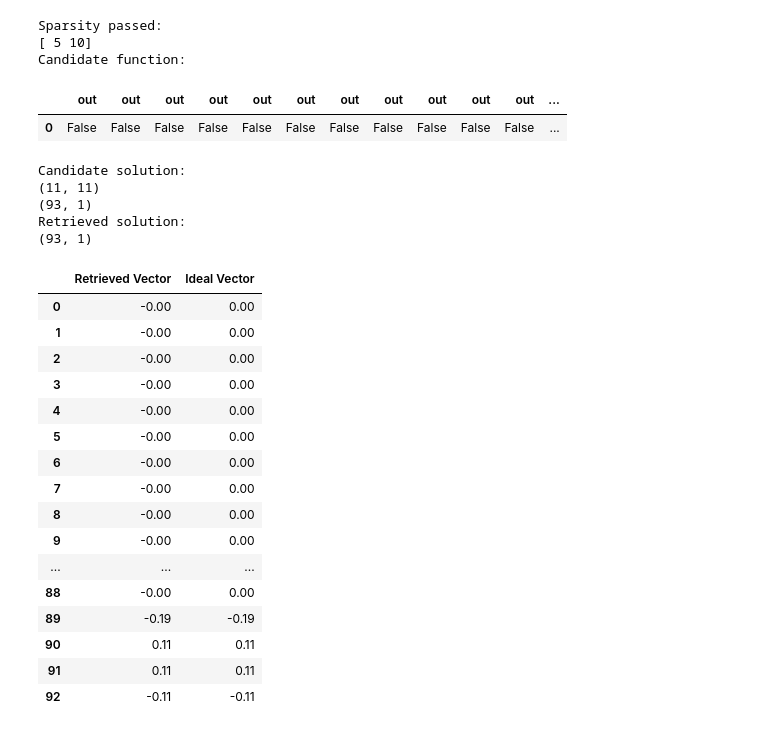
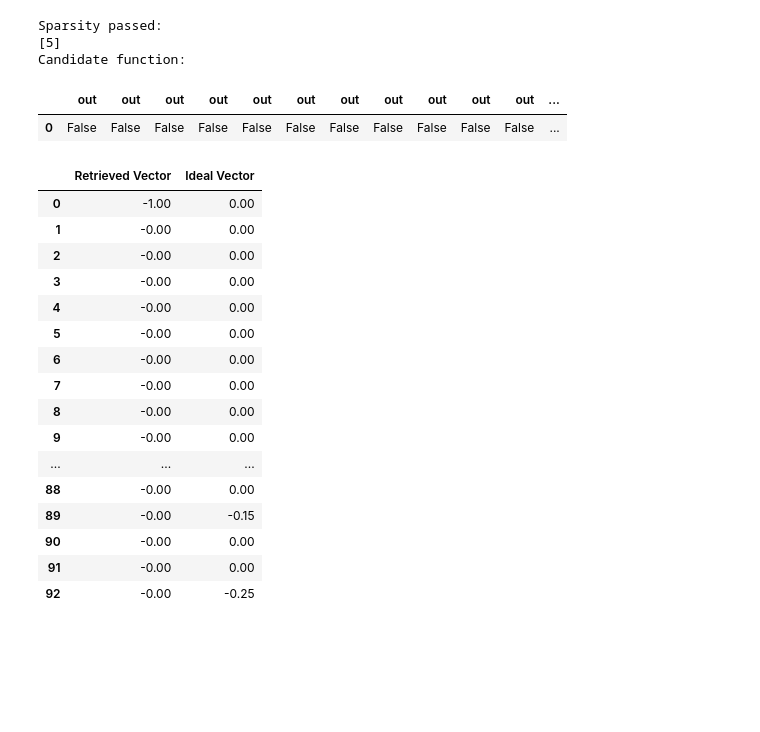
Before and after one commit to Eymeric65/py-xl-sindy, a Jupyter notebook: util/implicit_solution_analysis.ipynb, the cells around one changed output. Drawn from its saved outputs; the diff is of its cells as text; code cells hidden in the pictures; blank space fills up the shorter version.

```diff
--- a/util/implicit_solution_analysis.ipynb
+++ b/util/implicit_solution_analysis.ipynb
@@ -97,8 +97,5 @@ pd.DataFrame(np.abs(diff).mean(axis=0).reshape(1,-1),columns=column_name)
 # %%
-treshold = 0.01
-
-hard_threshold = np.where(np.abs(raw_solution) > treshold, solution, 0)
-
-sparsity = np.where(hard_threshold !=0 ,1 ,0).sum(axis=0)
-
-pd.DataFrame(sparsity.reshape(1,-1),columns=column_name)
+raw_solution_norm = np.linalg.norm(raw_solution, axis=0)
+# Avoid divide-by-zero: keep zeros as zeros
+raw_solution_norm[raw_solution_norm == 0] = 1.0
+raw_solution = raw_solution / raw_solution_norm
@@ -107,0 +270,10 @@ pd.DataFrame(sparsity.reshape(1,-1),columns=column_name)
+# %%
+# normalize column
+
+treshold = 0.001
+
+hard_threshold = np.where(np.abs(raw_solution) > treshold, solution, 0)
+
+sparsity = np.where(hard_threshold !=0 ,1 ,0).sum(axis=0)
+
+pd.DataFrame(sparsity.reshape(1,-1),columns=column_name)
@@ -128,7 +303,7 @@ plt.show()
 # %%
 # Assumption n1 sparsity cone
 
-passed_function = np.where((decision < np.arange(len(sparsity))*(1+cone_treshold)) &(decision > np.arange(len(sparsity))*(1-cone_treshold)), 1, 0)
+passed_function = np.where((decision < np.arange(len(decision))*(1*cone_treshold)) &(decision > np.arange(len(decision))*(1/cone_treshold)), 1, 0)
 sparsity_passed = np.flatnonzero(passed_function)
 
 print("Sparsity passed:")
@@ -141,44 +316,38 @@ pd.DataFrame(candidate_function.reshape(1,-1),columns=column_name)
 # Amazing it works !!! now I can combine the resultant into a single array
 # %% [output]
 Sparsity passed:
-[ 5 10]
+[5]
 Candidate function:
 |  | out | out | out | out | out | out | out | out | out | out | out | ... |
 | 0 | False | False | False | False | False | False | False | False | False | False | False | ... |
 # %%
-# Last step retrieve the solution through PCA of the candidate solution
+#assumption n2
+candidate_function = candidate_function_2
 
-candidate_solution = hard_threshold[np.ix_(candidate_function, candidate_function)]
 
-#candidate_solution_centered = candidate_solution - np.mean(candidate_solution, axis=0)
-
-# print("Candidate solution:")
-# print(candidate_solution.shape)
-# print(ideal_solution.shape)
+#candidate_solution = hard_threshold[np.ix_(candidate_function, candidate_function)]
+candidate_solution = hard_threshold[:, candidate_function]
 
 
 U, S, VT = np.linalg.svd(candidate_solution.T)
 
-retrieved_solution = np.zeros_like(ideal_solution)
-retrieved_solution[candidate_function,0] = VT[0].flatten()
+#retrieved_solution = np.zeros_like(ideal_solution)
+#retrieved_solution[candidate_function,0] = -VT[0].flatten()
+
+retrieved_solution = -VT[0].reshape(-1,1)
 
 # print("Retrieved solution:")
 # print(retrieved_solution.shape)
 
 df = pd.DataFrame({
-    'Retrieved Vector': -retrieved_solution.flatten()/np.linalg.norm(retrieved_solution),
+    'Retrieved Vector': retrieved_solution.flatten()/np.linalg.norm(retrieved_solution),
     'Ideal Vector': ideal_solution.flatten()/np.linalg.norm(ideal_solution),
 })
 
 df
 # %% [output]
-Candidate solution:
-(11, 11)
-(93, 1)
-Retrieved solution:
-(93, 1)
 |  | Retrieved Vector | Ideal Vector |
-| 0 | -0.00 | 0.00 |
+| 0 | -1.00 | 0.00 |
 | 1 | -0.00 | 0.00 |
 | 2 | -0.00 | 0.00 |
 | 3 | -0.00 | 0.00 |
@@ -190,8 +359,8 @@ Retrieved solution:
 | 9 | -0.00 | 0.00 |
 | ... | ... | ... |
 | 88 | -0.00 | 0.00 |
-| 89 | -0.19 | -0.19 |
-| 90 | 0.11 | 0.11 |
-| 91 | 0.11 | 0.11 |
-| 92 | -0.11 | -0.11 |
+| 89 | -0.00 | -0.15 |
+| 90 | -0.00 | 0.00 |
+| 91 | -0.00 | 0.00 |
+| 92 | -0.00 | -0.25 |
 # %%
```
Also changed, not shown: parts of 13 cells of this notebook, 9 other files.
